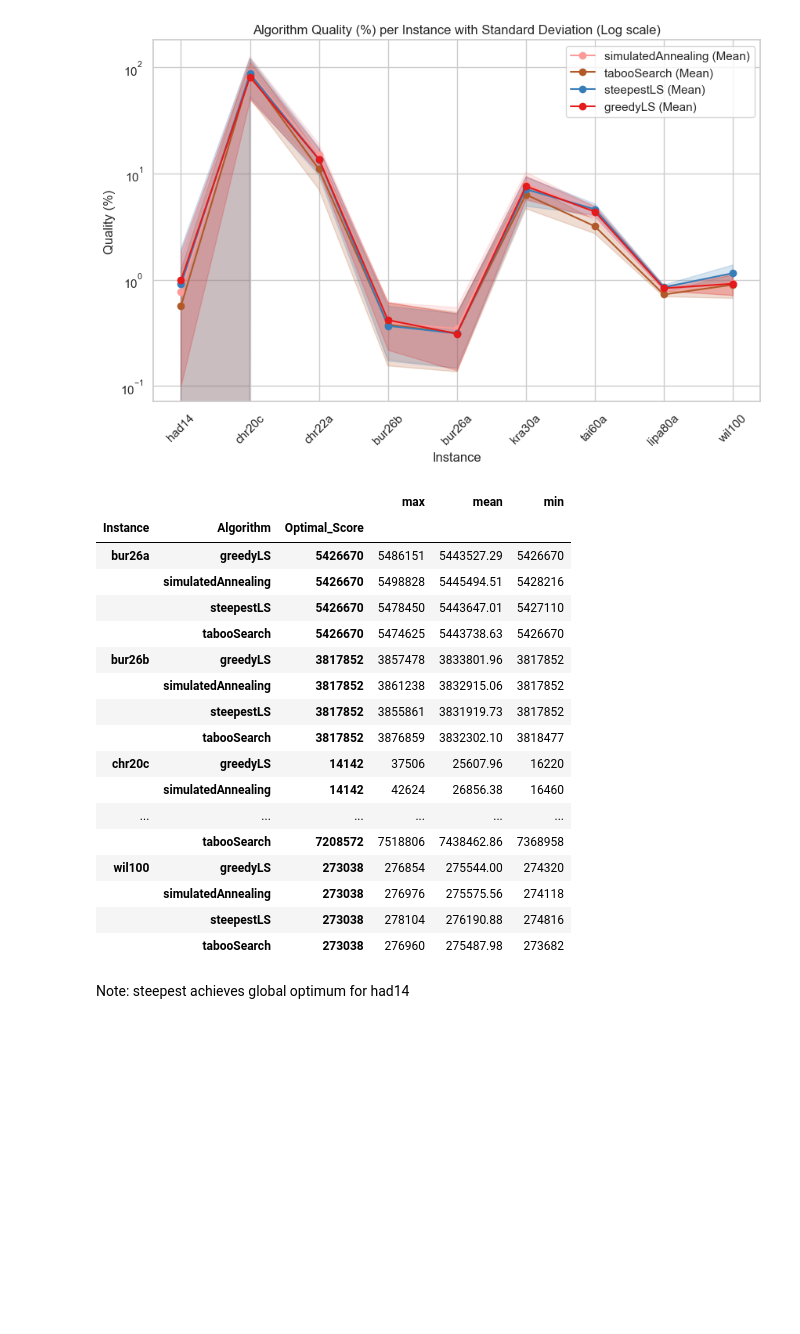
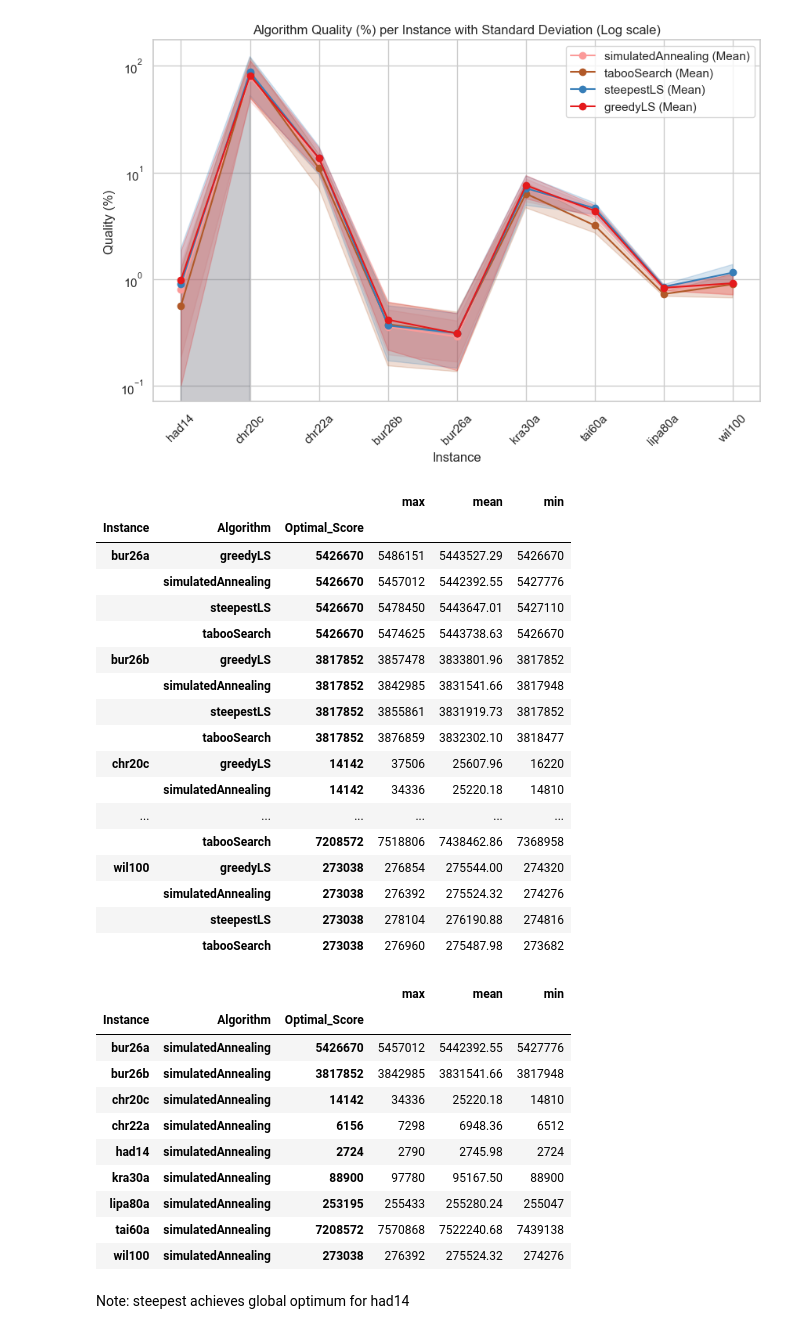
Before and after one commit to MatTheTab/Biologically_Inspired_Algorithms, a Jupyter notebook: SA_TS_Results.ipynb, the cells around one changed output. Saved outputs shown, nothing was run; the diff lists cells and outputs as text; code cells hidden in the pictures; blank space fills up the shorter version.

```diff
--- a/SA_TS_Results.ipynb
+++ b/SA_TS_Results.ipynb
@@ -184,27 +164,42 @@ summary = summary.sort_values("Instance")
 plot_algorithms("SA_TS_Algorithm_Quality_log.pdf", summary, title="Quality (%)", log_scale=True)
 # %% [output]
 [figure]
+# %%
+df_performance[df_performance.Algorithm.isin(("greedyLS", "steepestLS", "tabooSearch", "simulatedAnnealing"))].groupby(["Instance", "Algorithm", "Optimal_Score"])["Score"].agg([max, np.mean, min])
+# df_performance[df_performance.Algorithm.isin(["greedyLS"])].groupby(["Instance", "Algorithm", "Optimal_Score"])["Score"].agg([max, np.mean, min])
+# %% [output]
+|  |  |  | max | mean | min |
+| Instance | Algorithm | Optimal_Score |  |  |  |
+| bur26a | greedyLS | 5426670 | 5486151 | 5443527.29 | 5426670 |
+|  | simulatedAnnealing | 5426670 | 5457012 | 5442392.55 | 5427776 |
+|  | steepestLS | 5426670 | 5478450 | 5443647.01 | 5427110 |
+|  | tabooSearch | 5426670 | 5474625 | 5443738.63 | 5426670 |
+| bur26b | greedyLS | 3817852 | 3857478 | 3833801.96 | 3817852 |
+|  | simulatedAnnealing | 3817852 | 3842985 | 3831541.66 | 3817948 |
+|  | steepestLS | 3817852 | 3855861 | 3831919.73 | 3817852 |
+|  | tabooSearch | 3817852 | 3876859 | 3832302.10 | 3818477 |
+| chr20c | greedyLS | 14142 | 37506 | 25607.96 | 16220 |
+|  | simulatedAnnealing | 14142 | 34336 | 25220.18 | 14810 |
+| ... | ... | ... | ... | ... | ... |
+|  | tabooSearch | 7208572 | 7518806 | 7438462.86 | 7368958 |
+| wil100 | greedyLS | 273038 | 276854 | 275544.00 | 274320 |
+|  | simulatedAnnealing | 273038 | 276392 | 275524.32 | 274276 |
+|  | steepestLS | 273038 | 278104 | 276190.88 | 274816 |
+|  | tabooSearch | 273038 | 276960 | 275487.98 | 273682 |
 # %%
-df_performance[df_performance.Algorithm.isin(("greedyLS", "steepestLS", "tabooSearch", "simulatedAnnealing"))].groupby(["Instance", "Algorithm", "Optimal_Score"])["Score"].agg([max, np.mean, min])
+lowest_scores_df[lowest_scores_df.Algorithm.isin(("greedyLS", "steepestLS", "tabooSearch", "simulatedAnnealing"))].groupby(["Instance", "Algorithm", "Optimal_Score"])["Score"].agg([max, np.mean, min])
 # %% [output]
 |  |  |  | max | mean | min |
 | Instance | Algorithm | Optimal_Score |  |  |  |
-| bur26a | greedyLS | 5426670 | 5486151 | 5443527.29 | 5426670 |
-|  | simulatedAnnealing | 5426670 | 5498828 | 5445494.51 | 5428216 |
-|  | steepestLS | 5426670 | 5478450 | 5443647.01 | 5427110 |
-|  | tabooSearch | 5426670 | 5474625 | 5443738.63 | 5426670 |
-| bur26b | greedyLS | 3817852 | 3857478 | 3833801.96 | 3817852 |
-|  | simulatedAnnealing | 3817852 | 3861238 | 3832915.06 | 3817852 |
-|  | steepestLS | 3817852 | 3855861 | 3831919.73 | 3817852 |
-|  | tabooSearch | 3817852 | 3876859 | 3832302.10 | 3818477 |
-| chr20c | greedyLS | 14142 | 37506 | 25607.96 | 16220 |
-|  | simulatedAnnealing | 14142 | 42624 | 26856.38 | 16460 |
-| ... | ... | ... | ... | ... | ... |
-|  | tabooSearch | 7208572 | 7518806 | 7438462.86 | 7368958 |
-| wil100 | greedyLS | 273038 | 276854 | 275544.00 | 274320 |
-|  | simulatedAnnealing | 273038 | 276976 | 275575.56 | 274118 |
-|  | steepestLS | 273038 | 278104 | 276190.88 | 274816 |
-|  | tabooSearch | 273038 | 276960 | 275487.98 | 273682 |
+| bur26a | simulatedAnnealing | 5426670 | 5457012 | 5442392.55 | 5427776 |
+| bur26b | simulatedAnnealing | 3817852 | 3842985 | 3831541.66 | 3817948 |
+| chr20c | simulatedAnnealing | 14142 | 34336 | 25220.18 | 14810 |
+| chr22a | simulatedAnnealing | 6156 | 7298 | 6948.36 | 6512 |
+| had14 | simulatedAnnealing | 2724 | 2790 | 2745.98 | 2724 |
+| kra30a | simulatedAnnealing | 88900 | 97780 | 95167.50 | 88900 |
+| lipa80a | simulatedAnnealing | 253195 | 255433 | 255280.24 | 255047 |
+| tai60a | simulatedAnnealing | 7208572 | 7570868 | 7522240.68 | 7439138 |
+| wil100 | simulatedAnnealing | 273038 | 276392 | 275524.32 | 274276 |
 # %% [markdown]
 Note: steepest achieves global optimum for had14
 # %%
```
Also changed, not shown: parts of 14 cells of this notebook, 1 other file.
